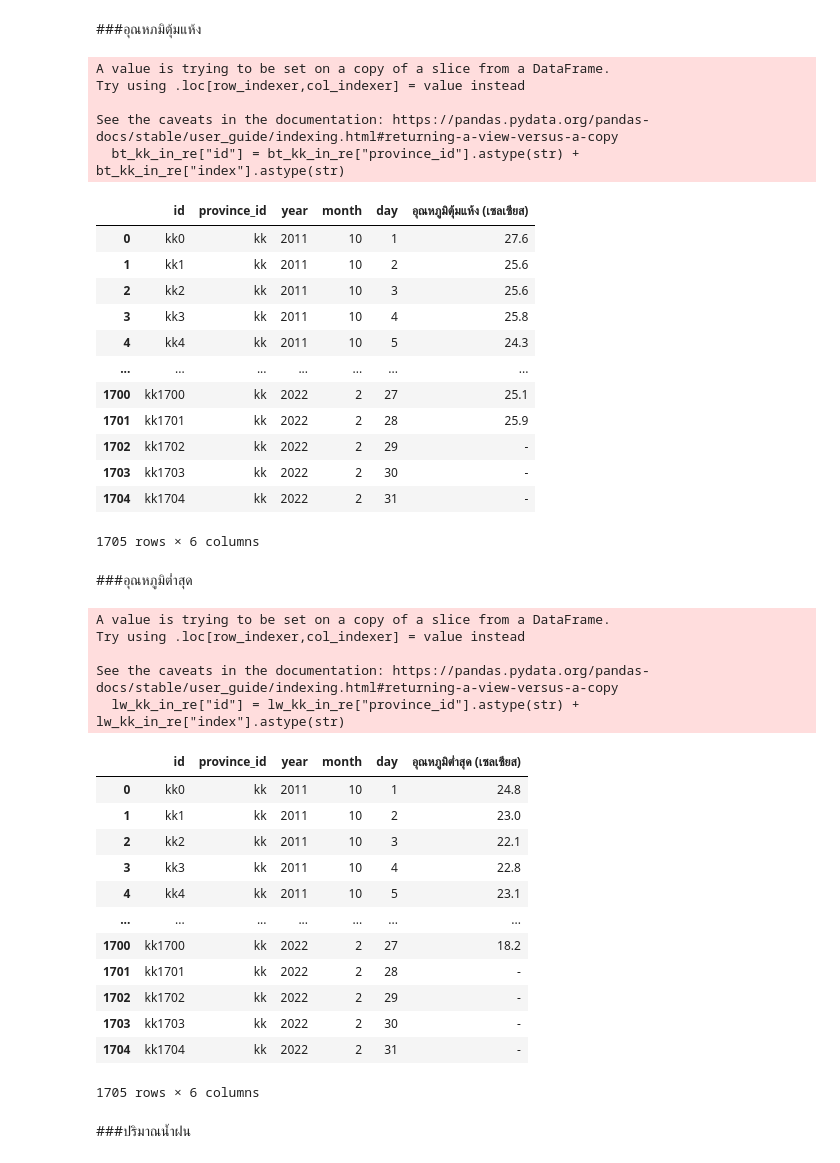
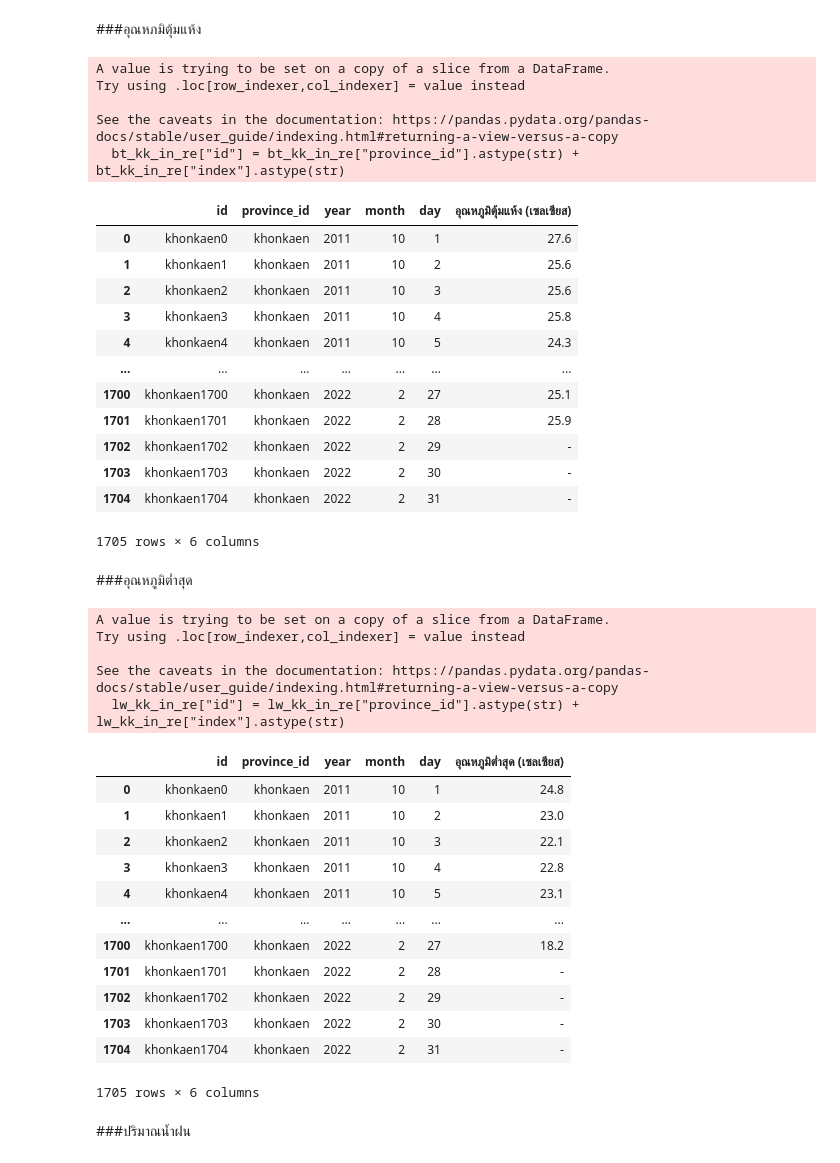
Before and after one commit to kwansawanth/BSC_DPDM23, a Jupyter notebook: Midterm_BscDPDM23.ipynb, the cells around one changed output. Drawn from its saved outputs; the diff is of its cells as text; code cells hidden in the pictures.

```diff
--- a/Midterm_BscDPDM23.ipynb
+++ b/Midterm_BscDPDM23.ipynb
@@ -274,37 +302,37 @@ See the caveats in the documentation: https://pandas.pydata.org/pandas-docs/stab
 # %%
 bt_kk.rename(columns={'Unnamed: 0' : 'id'},inplace=True)
 bt_kk.rename(columns={'Unnamed: 1' : 'สถานี'},inplace=True)
 bt_kk.rename(columns={'Unnamed: 2' : 'เดือน-ปี'},inplace=True)
 bt_kk['year'] = bt_kk['เดือน-ปี'].dt.year
 bt_kk['month'] = bt_kk['เดือน-ปี'].dt.month
 bt_kk = bt_kk.drop(['เดือน-ปี','Unnamed: 34'], axis =1)
 bt_kk_melt = bt_kk.set_index(['สถานี','id','year','month']).stack().reset_index()
 bt_kk_melt.rename(columns={'level_4' : 'day'},inplace=True)
 bt_kk_melt.rename(columns={0 : 'อุณหภูมิตุ้มแห้ง (เซลเซียส)'},inplace=True)
-bt_kk_melt['province_id'] = len(bt_kk_melt)*['kk']
+bt_kk_melt['province_id'] = len(bt_kk_melt)*['khonkaen']
 bt_kk_in = bt_kk_melt[['province_id','year','month','day','อุณหภูมิตุ้มแห้ง (เซลเซียส)']].reset_index()
 bt_kk_in_re = bt_kk_in[['province_id','index','year','month','day','อุณหภูมิตุ้มแห้ง (เซลเซียส)']]
 bt_kk_in_re["id"] = bt_kk_in_re["province_id"].astype(str) +  bt_kk_in_re["index"].astype(str)
 bt_kk_fin = bt_kk_in_re[['id','province_id','year','month','day','อุณหภูมิตุ้มแห้ง (เซลเซียส)']]
 bt_kk_fin
 # %% [output]
 A value is trying to be set on a copy of a slice from a DataFrame.
 Try using .loc[row_indexer,col_indexer] = value instead
 
 See the caveats in the documentation: https://pandas.pydata.org/pandas-docs/stable/user_guide/indexing.html#returning-a-view-versus-a-copy
   bt_kk_in_re["id"] = bt_kk_in_re["province_id"].astype(str) +  bt_kk_in_re["index"].astype(str)
 |  | id | province_id | year | month | day | อุณหภูมิตุ้มแห้ง (เซลเซียส) |
-| 0 | kk0 | kk | 2011 | 10 | 1 | 27.6 |
-| 1 | kk1 | kk | 2011 | 10 | 2 | 25.6 |
-| 2 | kk2 | kk | 2011 | 10 | 3 | 25.6 |
-| 3 | kk3 | kk | 2011 | 10 | 4 | 25.8 |
-| 4 | kk4 | kk | 2011 | 10 | 5 | 24.3 |
+| 0 | khonkaen0 | khonkaen | 2011 | 10 | 1 | 27.6 |
+| 1 | khonkaen1 | khonkaen | 2011 | 10 | 2 | 25.6 |
+| 2 | khonkaen2 | khonkaen | 2011 | 10 | 3 | 25.6 |
+| 3 | khonkaen3 | khonkaen | 2011 | 10 | 4 | 25.8 |
+| 4 | khonkaen4 | khonkaen | 2011 | 10 | 5 | 24.3 |
 | ... | ... | ... | ... | ... | ... | ... |
-| 1700 | kk1700 | kk | 2022 | 2 | 27 | 25.1 |
-| 1701 | kk1701 | kk | 2022 | 2 | 28 | 25.9 |
-| 1702 | kk1702 | kk | 2022 | 2 | 29 | - |
-| 1703 | kk1703 | kk | 2022 | 2 | 30 | - |
-| 1704 | kk1704 | kk | 2022 | 2 | 31 | - |
+| 1700 | khonkaen1700 | khonkaen | 2022 | 2 | 27 | 25.1 |
+| 1701 | khonkaen1701 | khonkaen | 2022 | 2 | 28 | 25.9 |
+| 1702 | khonkaen1702 | khonkaen | 2022 | 2 | 29 | - |
+| 1703 | khonkaen1703 | khonkaen | 2022 | 2 | 30 | - |
+| 1704 | khonkaen1704 | khonkaen | 2022 | 2 | 31 | - |
 1705 rows × 6 columns
 # %% [markdown]
 ###อุณหภูมิต่ำสุด
@@ -318,7 +346,7 @@ lw_kk = lw_kk.drop(['เดือน-ปี','Unnamed: 34'], axis =1)
 lw_kk_melt = lw_kk.set_index(['สถานี','id','year','month']).stack().reset_index()
 lw_kk_melt.rename(columns={'level_4' : 'day'},inplace=True)
 lw_kk_melt.rename(columns={0 : 'อุณหภูมิต่ำสุด (เซลเซียส)'},inplace=True)
-lw_kk_melt['province_id'] = len(lw_kk_melt)*['kk']
+lw_kk_melt['province_id'] = len(lw_kk_melt)*['khonkaen']
 lw_kk_in = lw_kk_melt[['province_id','year','month','day','อุณหภูมิต่ำสุด (เซลเซียส)']].reset_index()
 lw_kk_in_re = lw_kk_in[['province_id','index','year','month','day','อุณหภูมิต่ำสุด (เซลเซียส)']]
 lw_kk_in_re["id"] = lw_kk_in_re["province_id"].astype(str) +  lw_kk_in_re["index"].astype(str)
@@ -331,17 +359,17 @@ Try using .loc[row_indexer,col_indexer] = value instead
 See the caveats in the documentation: https://pandas.pydata.org/pandas-docs/stable/user_guide/indexing.html#returning-a-view-versus-a-copy
   lw_kk_in_re["id"] = lw_kk_in_re["province_id"].astype(str) +  lw_kk_in_re["index"].astype(str)
 |  | id | province_id | year | month | day | อุณหภูมิต่ำสุด (เซลเซียส) |
-| 0 | kk0 | kk | 2011 | 10 | 1 | 24.8 |
-| 1 | kk1 | kk | 2011 | 10 | 2 | 23.0 |
-| 2 | kk2 | kk | 2011 | 10 | 3 | 22.1 |
-| 3 | kk3 | kk | 2011 | 10 | 4 | 22.8 |
-| 4 | kk4 | kk | 2011 | 10 | 5 | 23.1 |
+| 0 | khonkaen0 | khonkaen | 2011 | 10 | 1 | 24.8 |
+| 1 | khonkaen1 | khonkaen | 2011 | 10 | 2 | 23.0 |
+| 2 | khonkaen2 | khonkaen | 2011 | 10 | 3 | 22.1 |
+| 3 | khonkaen3 | khonkaen | 2011 | 10 | 4 | 22.8 |
+| 4 | khonkaen4 | khonkaen | 2011 | 10 | 5 | 23.1 |
 | ... | ... | ... | ... | ... | ... | ... |
-| 1700 | kk1700 | kk | 2022 | 2 | 27 | 18.2 |
-| 1701 | kk1701 | kk | 2022 | 2 | 28 | - |
-| 1702 | kk1702 | kk | 2022 | 2 | 29 | - |
-| 1703 | kk1703 | kk | 2022 | 2 | 30 | - |
-| 1704 | kk1704 | kk | 2022 | 2 | 31 | - |
+| 1700 | khonkaen1700 | khonkaen | 2022 | 2 | 27 | 18.2 |
+| 1701 | khonkaen1701 | khonkaen | 2022 | 2 | 28 | - |
+| 1702 | khonkaen1702 | khonkaen | 2022 | 2 | 29 | - |
+| 1703 | khonkaen1703 | khonkaen | 2022 | 2 | 30 | - |
+| 1704 | khonkaen1704 | khonkaen | 2022 | 2 | 31 | - |
 1705 rows × 6 columns
 # %% [markdown]
 ###ปริมาณน้ำฝน
```
Also changed, not shown: parts of 65 cells of this notebook.
